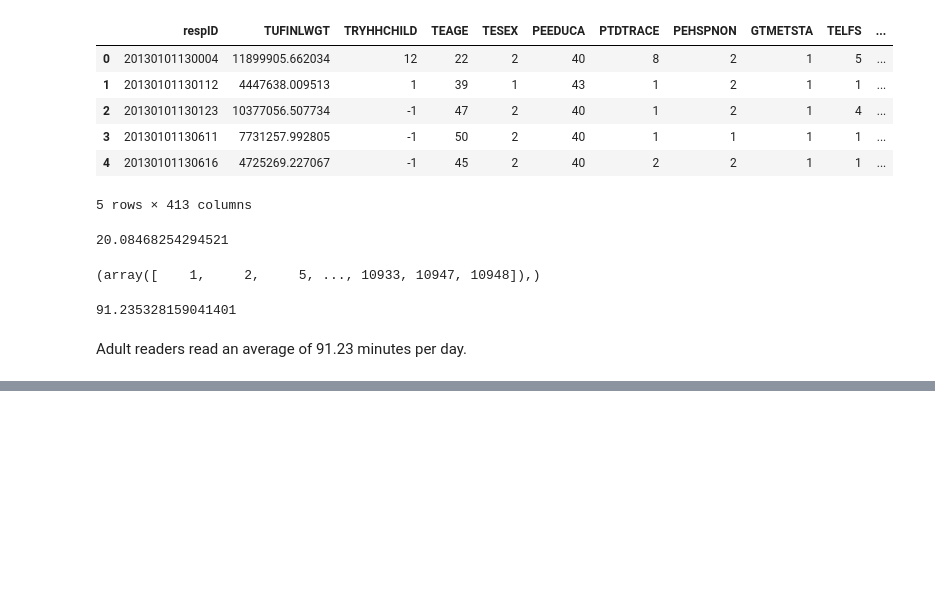
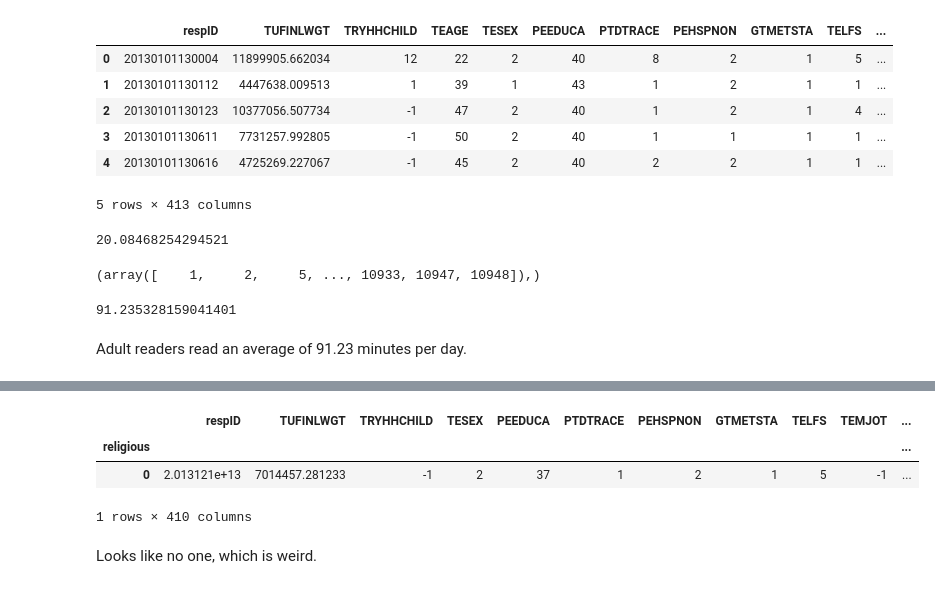
Before and after one commit to tiyd-python-2015-01/atus-analysis, a Jupyter notebook: Atus Homework.ipynb, the cells around one changed output, grey strips where cells are left out. Saved outputs shown, nothing was run; the diff lists cells and outputs as text; code cells hidden in the pictures; blank space fills up the shorter version.

```diff
--- a/Atus Homework.ipynb
+++ b/Atus Homework.ipynb
@@ -135,0 +159,9 @@ Adult readers read an average of 91.23 minutes per day.
+# %%
+group2.mean().xs(80).xs(80)
+# %% [output]
+|  | respID | TUFINLWGT | TRYHHCHILD | TESEX | PEEDUCA | PTDTRACE | PEHSPNON | GTMETSTA | TELFS | TEMJOT | ... |
+| religious |  |  |  |  |  |  |  |  |  |  | ... |
+| 0 | 2.013121e+13 | 7014457.281233 | -1 | 2 | 37 | 1 | 2 | 1 | 5 | -1 | ... |
+1 rows × 410 columns
+# %% [markdown]
+Looks like no one, which is weird.
```
Also changed, not shown: parts of 8 cells of this notebook.
